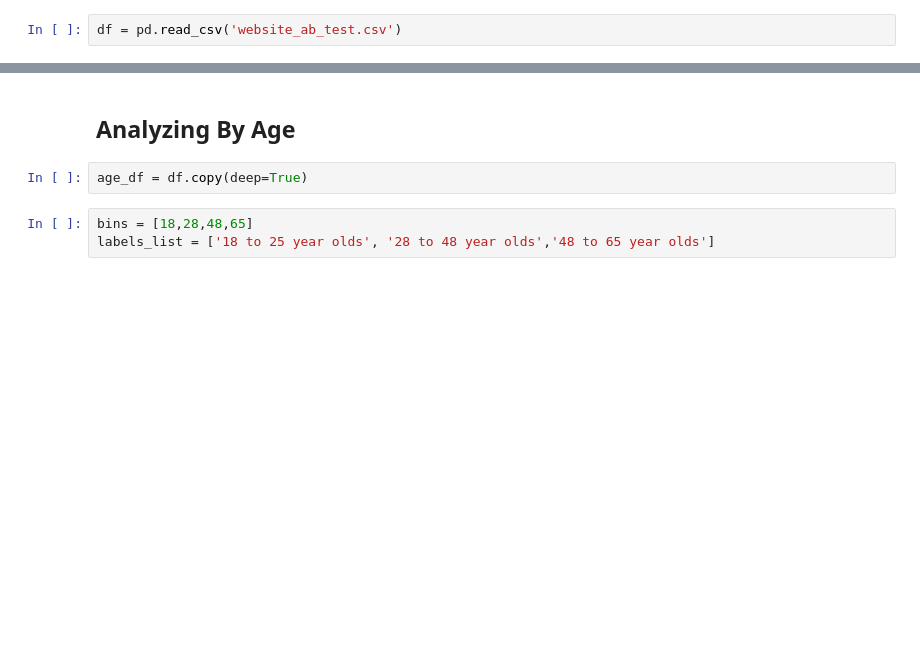
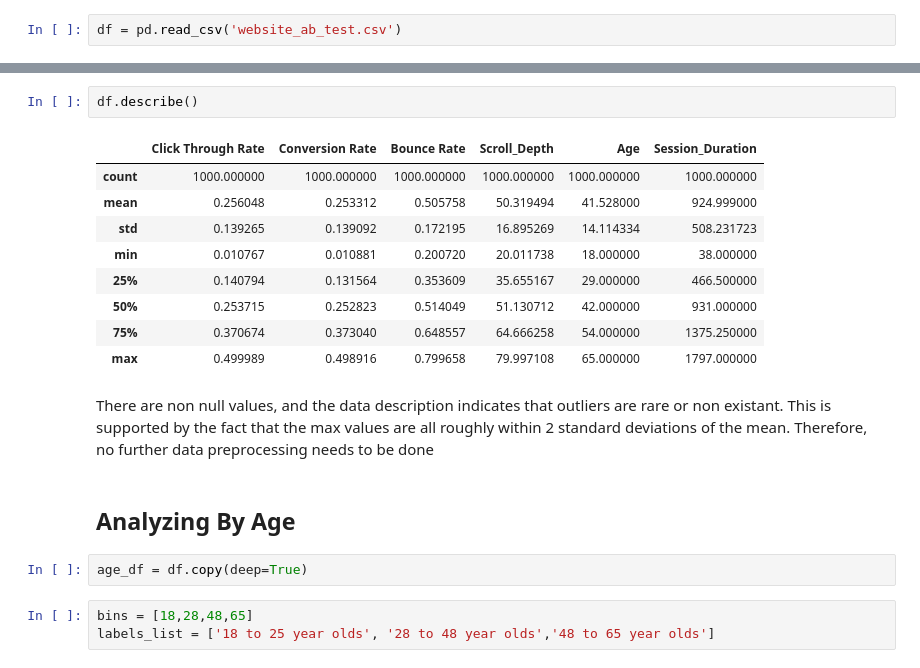
Before and after one commit to PhrogOfTheDay/WebsiteStatisticsAnalysis, a Jupyter notebook: Retention Analysis.ipynb, the cells around one changed output, grey strips where cells are left out. Drawn from its saved outputs; the diff is of its cells as text; blank space fills up the shorter version.

Commit message:
added preprocessing

```diff
--- a/Retention Analysis.ipynb
+++ b/Retention Analysis.ipynb
@@ -11,3 +25,17 @@ df = pd.read_csv('website_ab_test.csv')
+# %%
+df.describe()
+# %% [output]
+|  | Click Through Rate | Conversion Rate | Bounce Rate | Scroll_Depth | Age | Session_Duration |
+| count | 1000.000000 | 1000.000000 | 1000.000000 | 1000.000000 | 1000.000000 | 1000.000000 |
+| mean | 0.256048 | 0.253312 | 0.505758 | 50.319494 | 41.528000 | 924.999000 |
+| std | 0.139265 | 0.139092 | 0.172195 | 16.895269 | 14.114334 | 508.231723 |
+| min | 0.010767 | 0.010881 | 0.200720 | 20.011738 | 18.000000 | 38.000000 |
+| 25% | 0.140794 | 0.131564 | 0.353609 | 35.655167 | 29.000000 | 466.500000 |
+| 50% | 0.253715 | 0.252823 | 0.514049 | 51.130712 | 42.000000 | 931.000000 |
+| 75% | 0.370674 | 0.373040 | 0.648557 | 64.666258 | 54.000000 | 1375.250000 |
+| max | 0.499989 | 0.498916 | 0.799658 | 79.997108 | 65.000000 | 1797.000000 |
+# %% [markdown]
+<p>There are non null values, and the data description indicates that outliers are rare or non existant. This is supported by the fact that the max values are all roughly within 2 standard deviations of the mean. Therefore, no further data preprocessing needs to be done </p>
 # %% [markdown]
 <h2>Analyzing By Age</h2>
 # %%
```
Also changed, not shown: parts of 4 cells of this notebook.
